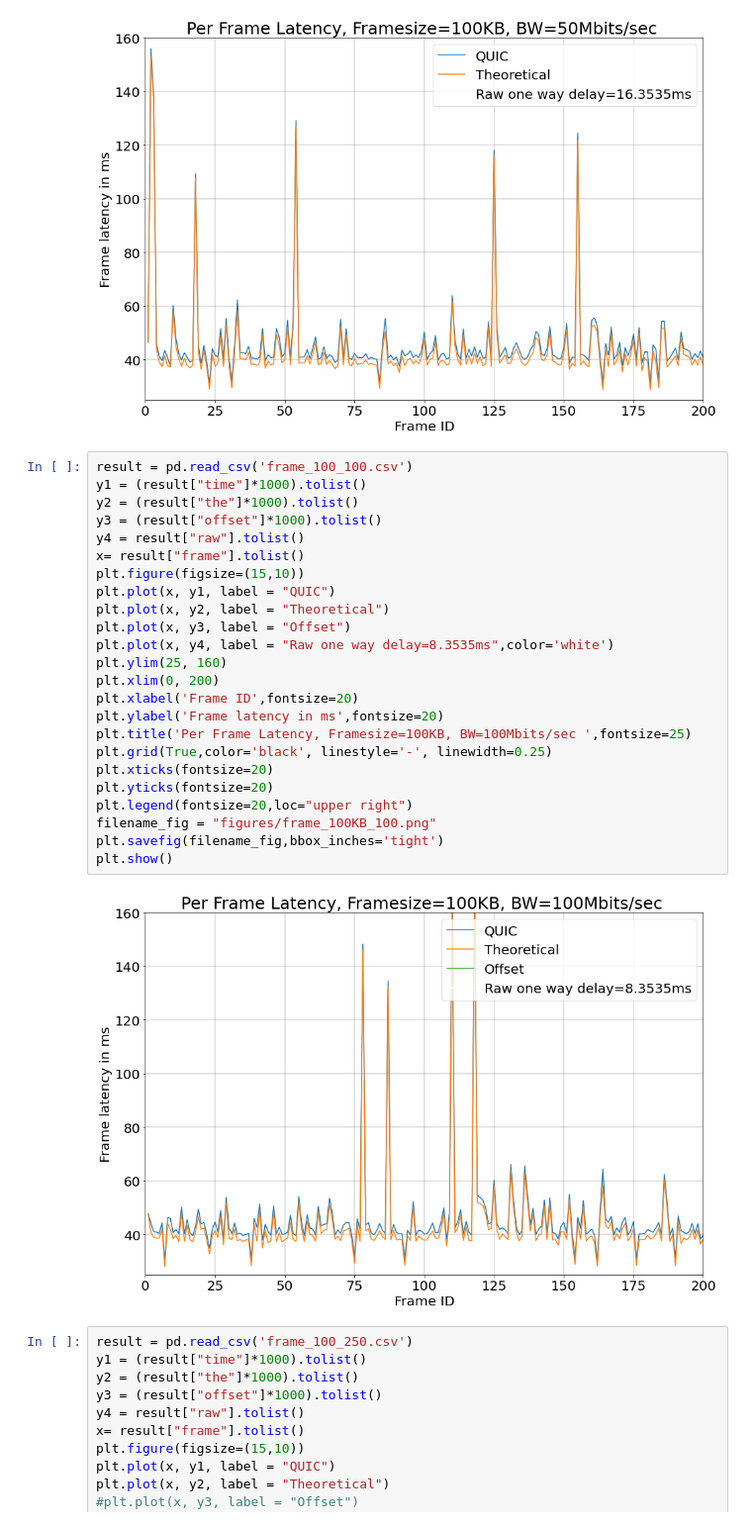
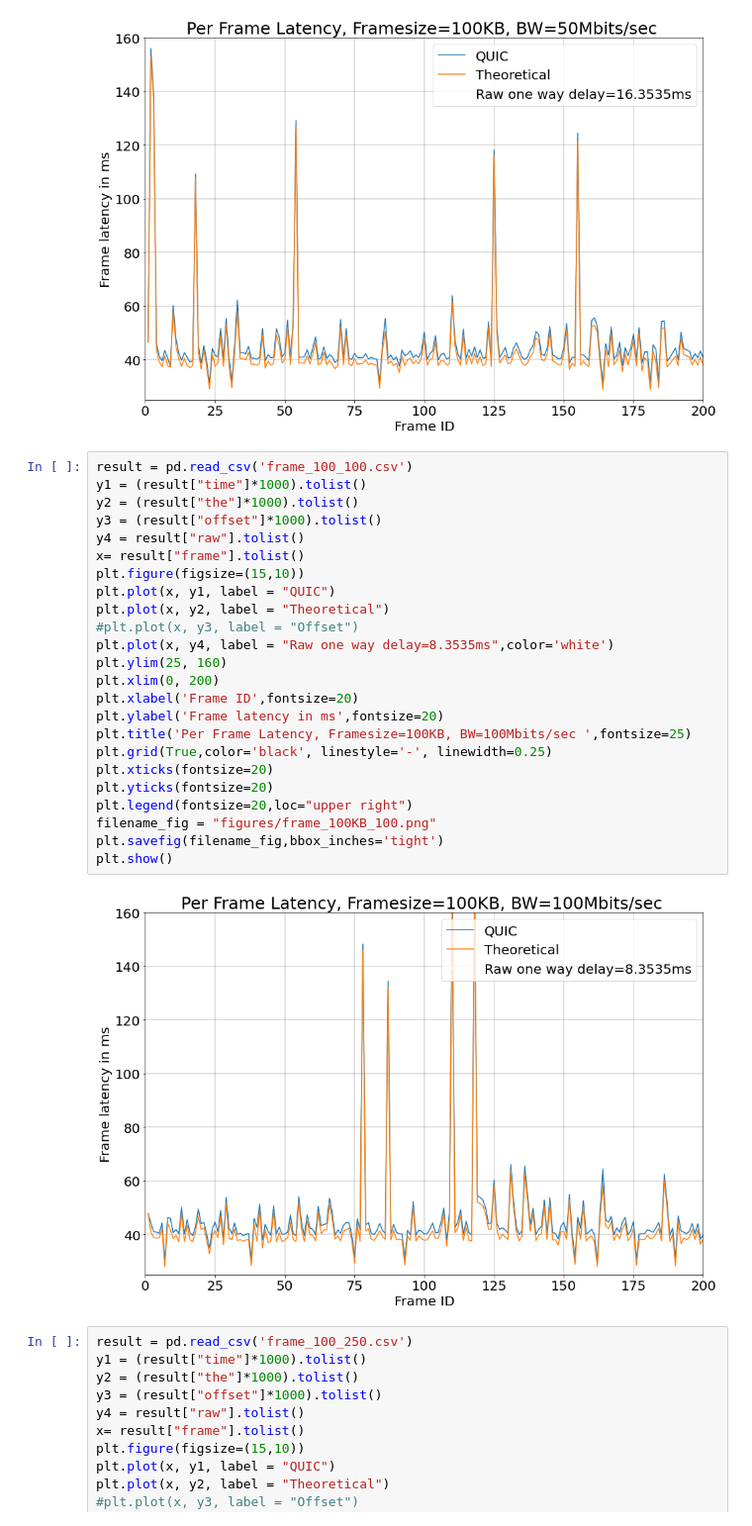
Before and after one commit to wrizzhi/quic_client_server, a Jupyter notebook: plot.ipynb, the cells around one changed output. Shown at 99% size. Drawn from its saved outputs; the diff is of its cells as text.

```diff
--- a/plot.ipynb
+++ b/plot.ipynb
@@ -241,29 +298,29 @@ plt.show()
 # %%
 result = pd.read_csv('frame_100_100.csv')
 y1 = (result["time"]*1000).tolist()
 y2 = (result["the"]*1000).tolist()
 y3 = (result["offset"]*1000).tolist()
 y4 = result["raw"].tolist()
 x= result["frame"].tolist()
 plt.figure(figsize=(15,10))
 plt.plot(x, y1, label = "QUIC")
 plt.plot(x, y2, label = "Theoretical")
-plt.plot(x, y3, label = "Offset")
+#plt.plot(x, y3, label = "Offset")
 plt.plot(x, y4, label = "Raw one way delay=8.3535ms",color='white')
 plt.ylim(25, 160)
 plt.xlim(0, 200)
 plt.xlabel('Frame ID',fontsize=20)
 plt.ylabel('Frame latency in ms',fontsize=20)
 plt.title('Per Frame Latency, Framesize=100KB, BW=100Mbits/sec ',fontsize=25)
 plt.grid(True,color='black', linestyle='-', linewidth=0.25)
 plt.xticks(fontsize=20)
 plt.yticks(fontsize=20)
 plt.legend(fontsize=20,loc="upper right")
 filename_fig = "figures/frame_100KB_100.png"
 plt.savefig(filename_fig,bbox_inches='tight')
 plt.show()
 # %% [output]
-[figure, old version]
+[figure, new version]
 # %%
 result = pd.read_csv('frame_100_250.csv')
 y1 = (result["time"]*1000).tolist()
```
Also changed, not shown: parts of 11 cells of this notebook, 23 other files.
